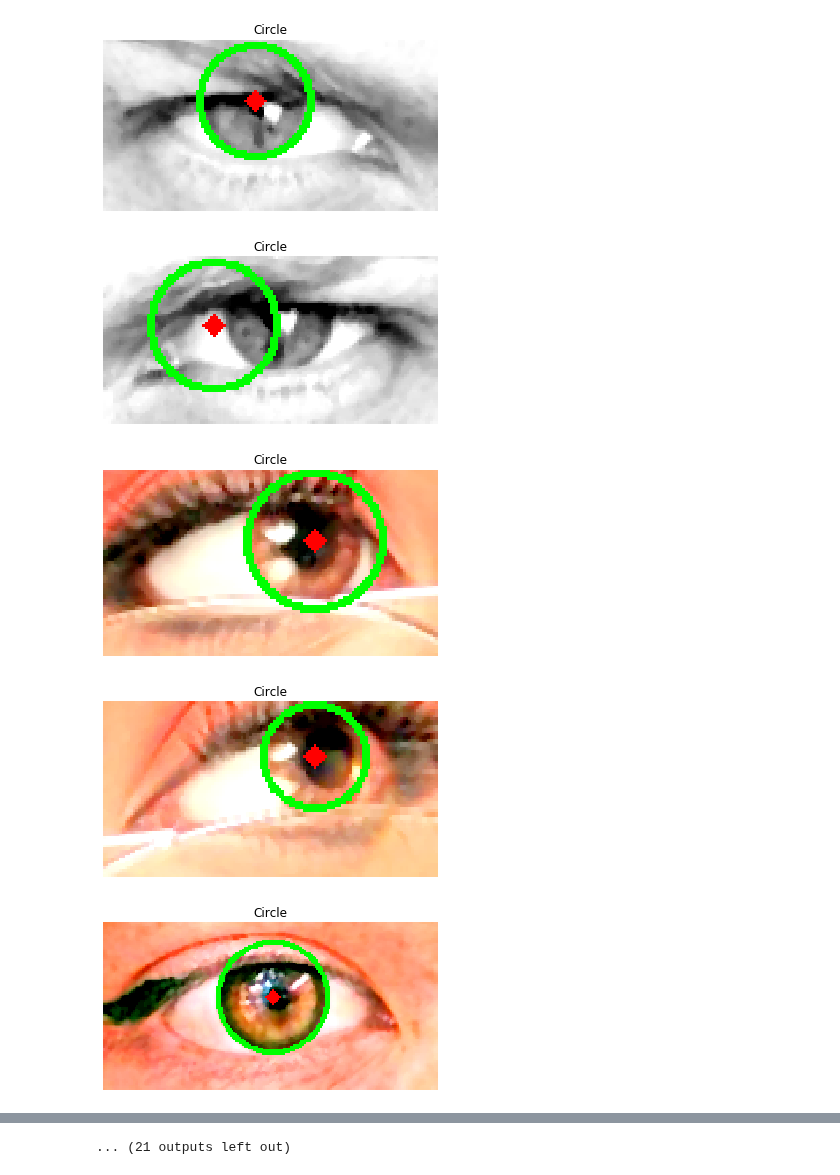
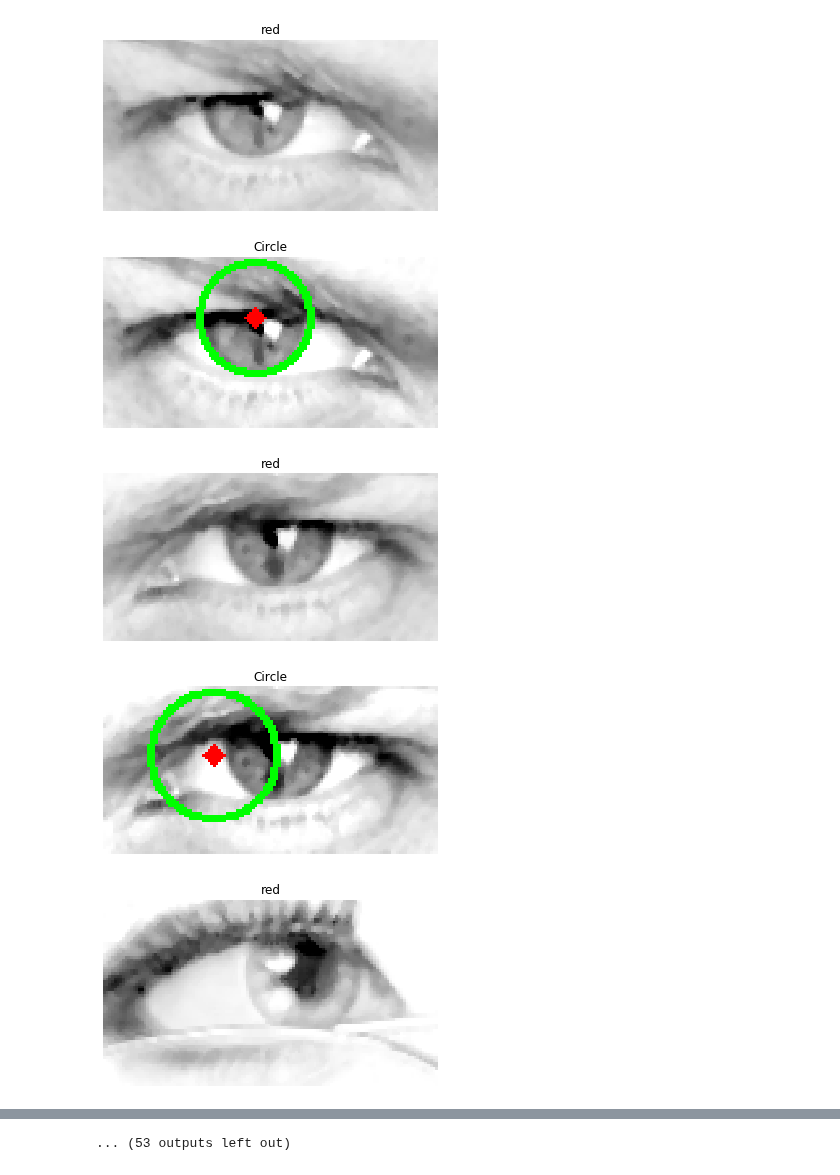
Before and after one commit to nielsr2/P3-G306, a Jupyter notebook: STRUCTURE/NOTEBOOKS/Pipeline_1.0.ipynb, the cells around one changed output, grey strips where cells are left out. Drawn from its saved outputs; the diff is of its cells as text; code cells hidden in the pictures.

```diff
--- a/STRUCTURE/NOTEBOOKS/Pipeline_1.0.ipynb
+++ b/STRUCTURE/NOTEBOOKS/Pipeline_1.0.ipynb
@@ -31,7 +28,8 @@ fArray = {function1: {"inputImg": "ignorethis", "param1": "blalbal1"},
 fArray = {
     retinexRunnable.runMSRCP: {"inputImg": "ignorethis", "show": False},
     m3MedianFilter.medianFilter: {"inputImg": "ignore", "show": False},
-#    m3Denoising.denoise: {"inputImg": "ignore", "show": False},
+#   m3Denoising.denoise: {"inputImg": "ignore", "show": False},
+     m3F.getRed: {"inputImg": "ignorethis", "show": True},
     m3Contrast.contrast: {"inputImg": "ignore", "show": False},
     m3HoughCircle.findCircleSimple: {"inputImg": "ignorethis", "show": True}}
 
@@ -55,9 +53,9 @@ running<function findCircleSimple at 0x...>
 ***************************************************************************************
 10
 CIRCLES FOUND^^^\]
 img out (64, 104)
-[figure, old version]
+[figure, new version]
-[figure, old version]
+[figure, new version]
-[figure, old version]
+[figure, new version]
-[figure, old version]
+[figure, new version]
-[figure, old version]
+[figure, new version]
@@ -70 +68 @@ img out (64, 104)
-... (21 outputs left out)
+... (53 outputs left out)
```
Also changed, not shown: parts of 2 cells of this notebook, 2 other files.
